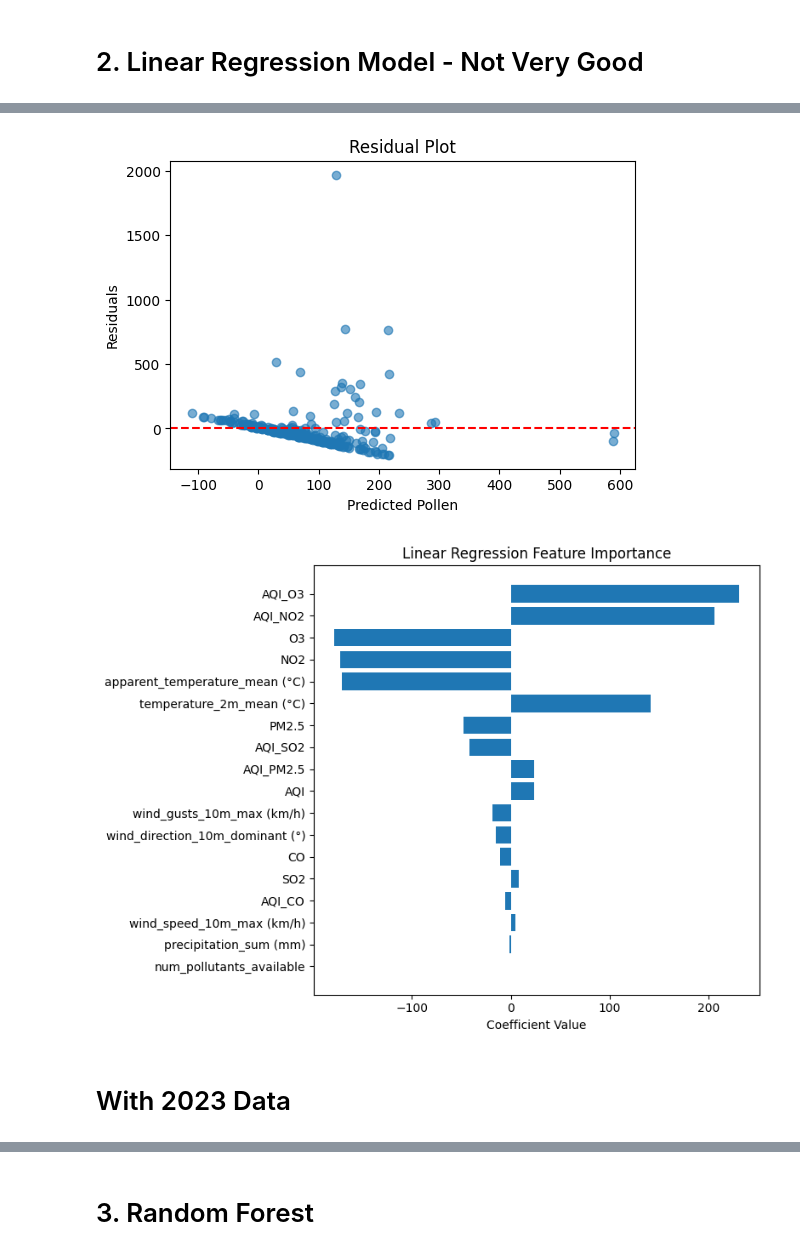
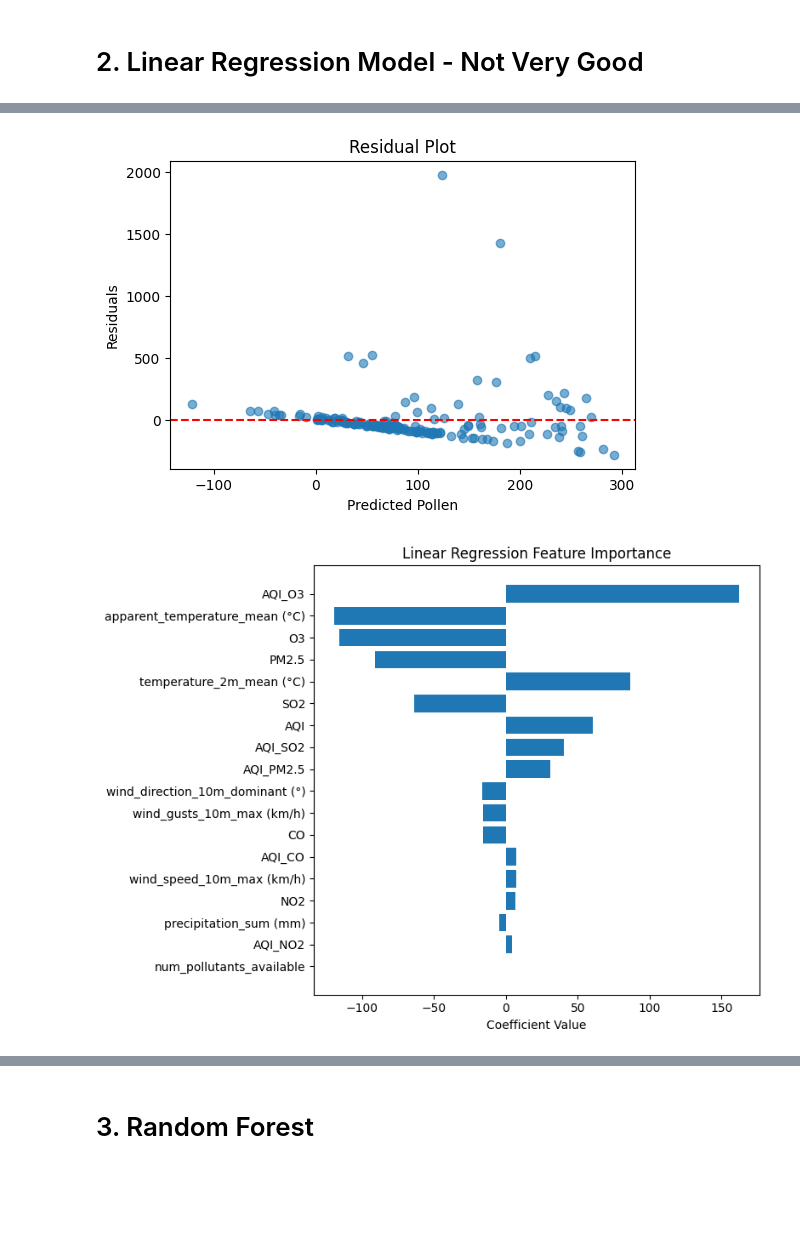
Before and after one commit to Saniya1016/boston-aqi-prediction, a Jupyter notebook: visualizations/Anna/jupyter_code/pollen_models.ipynb, the cells around one changed output, grey strips where cells are left out. Saved outputs shown, nothing was run; the diff lists cells and outputs as text; code cells hidden in the pictures; blank space fills up the shorter version.

```diff
--- a/visualizations/Anna/jupyter_code/pollen_models.ipynb
+++ b/visualizations/Anna/jupyter_code/pollen_models.ipynb
@@ -8,7 +8,7 @@ import matplotlib.pyplot as plt
 # load datasets
 weather = pd.read_csv("boston-weather-data(open_meteo) (1).csv", skiprows=3)
 print(weather.columns.tolist())
-pollution = pd.read_csv("boston_pollutants_with_aqi.csv")
+pollution = pd.read_csv("boston_pollutants_with_aqi_include_2024.csv")
 pollen = pd.read_csv("EPHT_Pollen_Data.csv")
 
 # parse date columns
@@ -54,6 +54,16 @@ cols = [
 
 numeric = merged[[c for c in cols if c in merged.columns]]
 corr = numeric.corr()
+
+
+# ------------------------------
+# Pollen statistics
+# ------------------------------
+pollen_cols = ['Tree', 'Grass', 'Weed', 'Ragweed', 'Total_Pollen']
+
+for col in pollen_cols:
+    if col in merged.columns:
+        print(f"{col} range: {merged[col].min()} - {merged[col].max()} | mean: {merged[col].mean():.2f}")
 # %% [output]
 ['time', 'temperature_2m_mean (°C)', 'precipitation_sum (mm)', 'apparent_temperature_mean (°C)', 'wind_gusts_10m_max (km/h)', 'wind_speed_10m_max (km/h)', 'wind_direction_10m_dominant (°)']
 <class 'pandas.core.frame.DataFrame'>
@@ -77,10 +87,10 @@ memory usage: 548.9+ KB
 # %%
 import pandas as pd
 import numpy as np
-from sklearn.model_selection import train_test_split
 from sklearn.linear_model import LinearRegression
 from sklearn.metrics import mean_absolute_error, mean_squared_error, r2_score
 from sklearn.preprocessing import StandardScaler
+import matplotlib.pyplot as plt
 
 # use the merged dataframe
 df = merged.copy()
@@ -95,15 +105,23 @@ target = "Total_Pollen"
 remove_cols = ["Tree", "Grass", "Weed", "Ragweed", "Total_Pollen"] # remove pollen related variables
 features = [c for c in numeric.columns if c not in remove_cols]
 
-X = df[features]
-y = df[target]
+# ------------------------------
+# 2. Split data by date (all 2024 as test)
+# ------------------------------
+df = df.sort_values("Date")  # make sure dates are in order
 
-# ------------------------------
-# 2. Split data
-# ------------------------------
-X_train, X_test, y_train, y_test = train_test_split(
-    X, y, test_size=0.2, random_state=42
-)
+train_df = df[df['Year'] < 2023]   # all years before 2024 for training
+test_df = df[df['Year'] >= 2023]   # all of 2024 for testing
+
+print(df['Date'].min(), df['Date'].max())       # check the full date range
+print(df['Date'].dt.year.unique())             # see which years exist
+print(df[df['Date'].dt.year == 2024].shape)    # see how many rows for 2024
+
+X_train = train_df[features]
+y_train = train_df[target]
+
+X_test = test_df[features]
+y_test = test_df[target]
 
 # ------------------------------
 # 3. Scale features
@@ -138,11 +156,10 @@ coef_df = pd.DataFrame({
 print(coef_df)
 
 # ------------------------------
-# 7. Visualize it
+# 7. Visualize results
 # ------------------------------
 
-import matplotlib.pyplot as plt
-
+# Actual vs Predicted
 plt.figure(figsize=(6,6))
 plt.scatter(y_test, y_pred, alpha=0.6)
 plt.plot([y_test.min(), y_test.max()], [y_test.min(), y_test.max()], 'r--')
@@ -151,8 +168,8 @@ plt.ylabel("Predicted Total Pollen")
 plt.title("Actual vs Predicted Pollen (Linear Regression)")
 plt.show()
 
+# Residuals plot
 residuals = y_test - y_pred
-
 plt.figure(figsize=(6,4))
 plt.scatter(y_pred, residuals, alpha=0.6)
 plt.axhline(0, color='red', linestyle='--')
@@ -161,10 +178,9 @@ plt.ylabel("Residuals")
 plt.title("Residual Plot")
 plt.show()
 
-
+# Feature importance (coefficients)
 plt.figure(figsize=(8,6))
 coef_df_sorted = coef_df.sort_values("coefficient", key=abs)
-
 plt.barh(coef_df_sorted["feature"], coef_df_sorted["coefficient"])
 plt.xlabel("Coefficient Value")
 plt.title("Linear Regression Feature Importance")
@@ -192,4 +208,2 @@ R²: 0.1230744813575092
-[figure, old version]
+[figure, new version]
-[figure, old version]
+[figure, new version]
-# %% [markdown]
-# With 2023 Data
```
Also changed, not shown: parts of 28 cells of this notebook.
